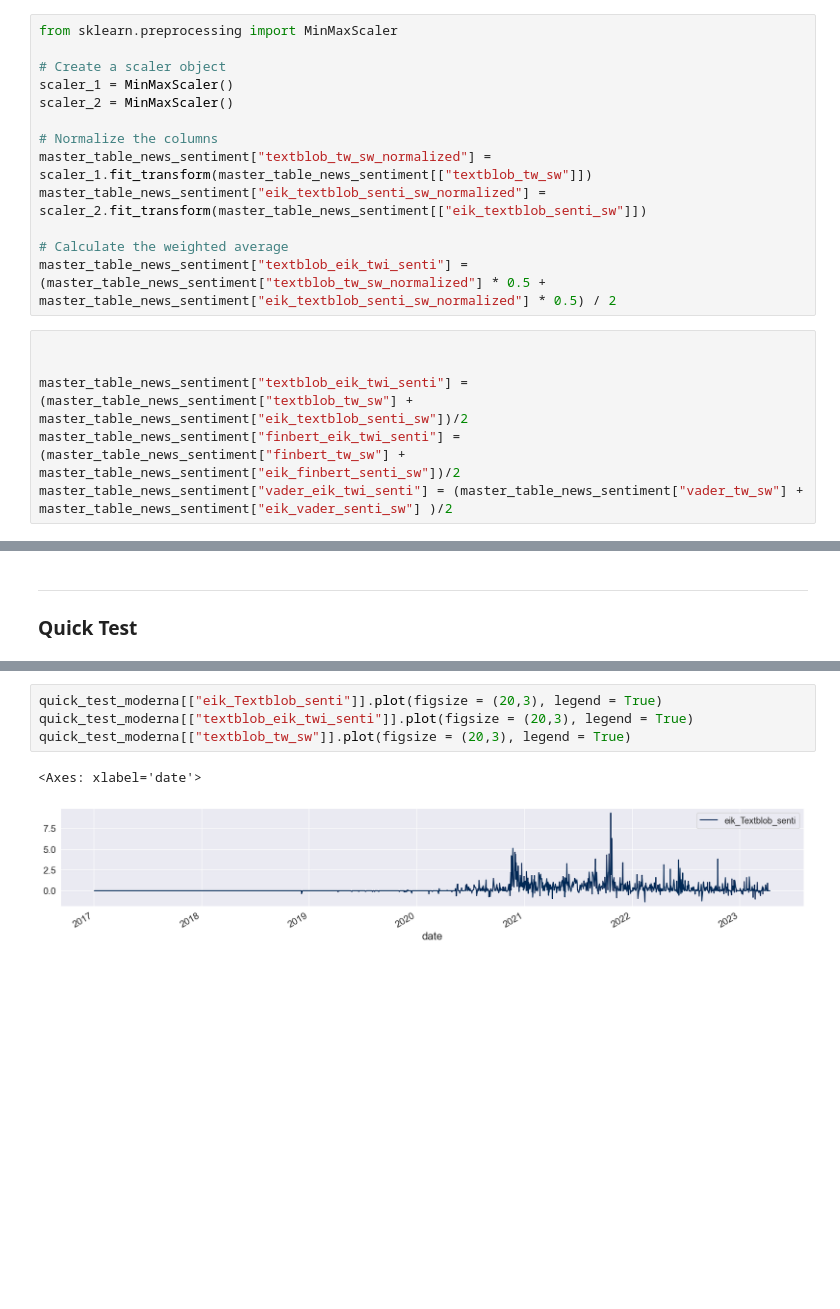
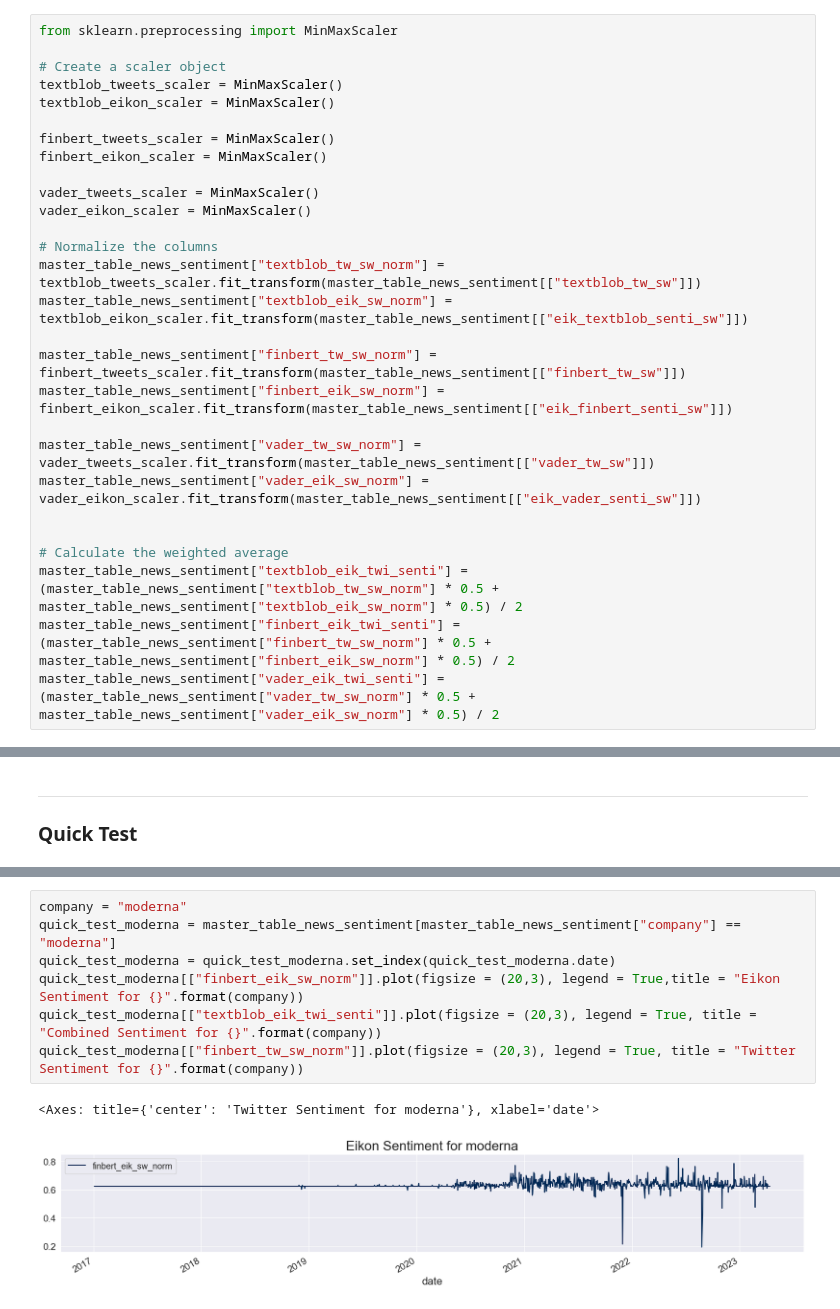
Before and after one commit to Diegozu97/thesis_code, a Jupyter notebook: 03_sentiment_modelling.ipynb, the cells around one changed output, grey strips where cells are left out. Drawn from its saved outputs; the diff is of its cells as text; blank space fills up the shorter version.

```diff
--- a/03_sentiment_modelling.ipynb
+++ b/03_sentiment_modelling.ipynb
@@ -660,19 +601,28 @@ master_table_news_sentiment.shape
 from sklearn.preprocessing import MinMaxScaler
 
 # Create a scaler object
-scaler_1 = MinMaxScaler()
-scaler_2 = MinMaxScaler()
+textblob_tweets_scaler = MinMaxScaler()
+textblob_eikon_scaler = MinMaxScaler()
+
+finbert_tweets_scaler = MinMaxScaler()
+finbert_eikon_scaler = MinMaxScaler()
+
+vader_tweets_scaler = MinMaxScaler()
+vader_eikon_scaler = MinMaxScaler()
 
 # Normalize the columns
-master_table_news_sentiment["textblob_tw_sw_normalized"] = scaler_1.fit_transform(master_table_news_sentiment[["textblob_tw_sw"]])
-master_table_news_sentiment["eik_textblob_senti_sw_normalized"] = scaler_2.fit_transform(master_table_news_sentiment[["eik_textblob_senti_sw"]])
+master_table_news_sentiment["textblob_tw_sw_norm"] = textblob_tweets_scaler.fit_transform(master_table_news_sentiment[["textblob_tw_sw"]])
+master_table_news_sentiment["textblob_eik_sw_norm"] = textblob_eikon_scaler.fit_transform(master_table_news_sentiment[["eik_textblob_senti_sw"]])
+
+master_table_news_sentiment["finbert_tw_sw_norm"] = finbert_tweets_scaler.fit_transform(master_table_news_sentiment[["finbert_tw_sw"]])
+master_table_news_sentiment["finbert_eik_sw_norm"] = finbert_eikon_scaler.fit_transform(master_table_news_sentiment[["eik_finbert_senti_sw"]])
+
+master_table_news_sentiment["vader_tw_sw_norm"] = vader_tweets_scaler.fit_transform(master_table_news_sentiment[["vader_tw_sw"]])
+master_table_news_sentiment["vader_eik_sw_norm"] = vader_eikon_scaler.fit_transform(master_table_news_sentiment[["eik_vader_senti_sw"]])
+
 
 # Calculate the weighted average
-master_table_news_sentiment["textblob_eik_twi_senti"] = (master_table_news_sentiment["textblob_tw_sw_normalized"] * 0.5 + master_table_news_sentiment["eik_textblob_senti_sw_normalized"] * 0.5) / 2
+master_table_news_sentiment["textblob_eik_twi_senti"] = (master_table_news_sentiment["textblob_tw_sw_norm"] * 0.5 + master_table_news_sentiment["textblob_eik_sw_norm"] * 0.5) / 2
+master_table_news_sentiment["finbert_eik_twi_senti"] = (master_table_news_sentiment["finbert_tw_sw_norm"] * 0.5 + master_table_news_sentiment["finbert_eik_sw_norm"] * 0.5) / 2
+master_table_news_sentiment["vader_eik_twi_senti"] = (master_table_news_sentiment["vader_tw_sw_norm"] * 0.5 + master_table_news_sentiment["vader_eik_sw_norm"] * 0.5) / 2
-# %%
-
-
-master_table_news_sentiment["textblob_eik_twi_senti"] = (master_table_news_sentiment["textblob_tw_sw"] + master_table_news_sentiment["eik_textblob_senti_sw"])/2
-master_table_news_sentiment["finbert_eik_twi_senti"] = (master_table_news_sentiment["finbert_tw_sw"] + master_table_news_sentiment["eik_finbert_senti_sw"])/2
-master_table_news_sentiment["vader_eik_twi_senti"] = (master_table_news_sentiment["vader_tw_sw"] + master_table_news_sentiment["eik_vader_senti_sw"] )/2
 # %%
@@ -730,7 +633,10 @@ quick_test_moderna
 # %%
-quick_test_moderna[["eik_Textblob_senti"]].plot(figsize = (20,3), legend = True)
-quick_test_moderna[["textblob_eik_twi_senti"]].plot(figsize = (20,3), legend = True)
-quick_test_moderna[["textblob_tw_sw"]].plot(figsize = (20,3), legend = True)
+company = "moderna"
+quick_test_moderna = master_table_news_sentiment[master_table_news_sentiment["company"] == "moderna"]
+quick_test_moderna = quick_test_moderna.set_index(quick_test_moderna.date)
+quick_test_moderna[["finbert_eik_sw_norm"]].plot(figsize = (20,3), legend = True,title = "Eikon Sentiment for {}".format(company))
+quick_test_moderna[["textblob_eik_twi_senti"]].plot(figsize = (20,3), legend = True, title = "Combined Sentiment for {}".format(company))
+quick_test_moderna[["finbert_tw_sw_norm"]].plot(figsize = (20,3), legend = True, title = "Twitter Sentiment for {}".format(company))
 # %% [output]
-<Axes: xlabel='date'>
+<Axes: title={'center': 'Twitter Sentiment for moderna'}, xlabel='date'>
-[figure, old version]
+[figure, new version]
```
Also changed, not shown: parts of 43 cells of this notebook, 2 other files.
